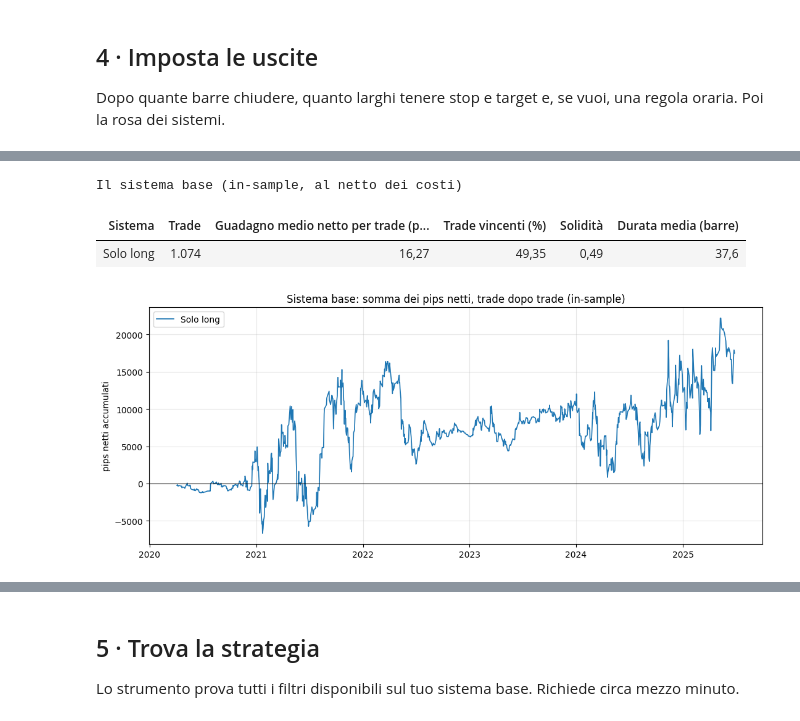
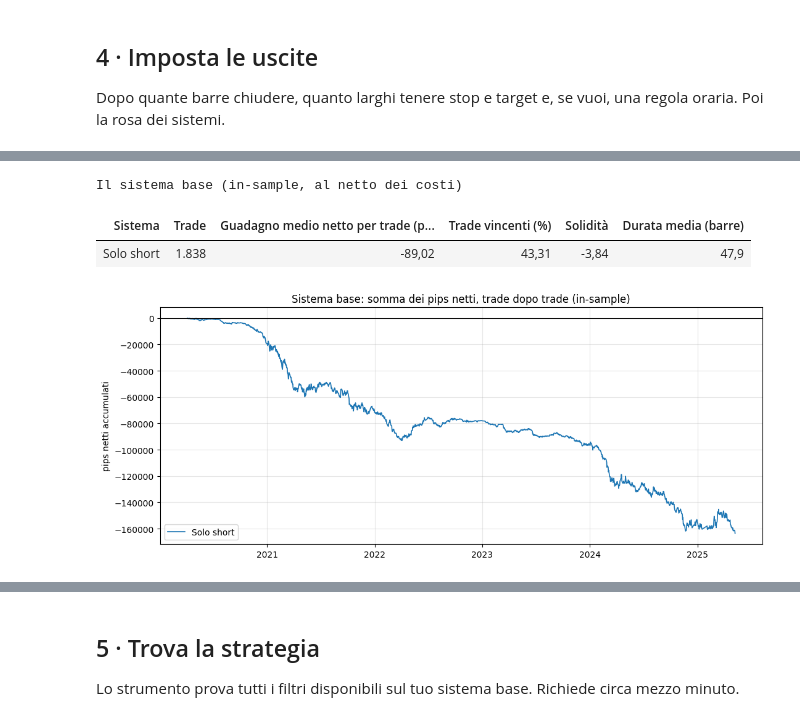
Before and after one commit to matti410/Trading-System-Creator_V4, a Jupyter notebook: Trading_System_Lab_Crypto.ipynb, the cells around one changed output, grey strips where cells are left out. Cells and saved outputs as stored; diff of their text form; code cells hidden in the pictures.

```diff
--- a/Trading_System_Lab_Crypto.ipynb
+++ b/Trading_System_Lab_Crypto.ipynb
@@ -194,22 +194,22 @@ Dopo quante barre chiudere, quanto larghi tenere stop e target e, se vuoi, una r
 # %%
 #@title 4 · Imposta le uscite { display-mode: "form" }
 #@markdown Uscita a tempo, in barre (può essere diversa fra long e short)
-barre_long = 41  #@param {type:"slider", min:1, max:96, step:1}
-barre_short = 13  #@param {type:"slider", min:1, max:96, step:1}
+barre_long = 76  #@param {type:"slider", min:1, max:96, step:1}
+barre_short = 64  #@param {type:"slider", min:1, max:96, step:1}
 #@markdown Stop e target adattivi, come percentile (0 = spento)
 stop = 90  #@param {type:"slider", min:0, max:99, step:1}
 target = 0  #@param {type:"slider", min:0, max:99, step:1}
 #@markdown Regola oraria (facoltativa): `X_ORA_@16:00` chiude alle 16:00 UTC; `X_INVERSIONE_TREND` chiude quando arriva un'ora rossa (per il long) o verde (per lo short) del profilo 2b; `X_ORA_@17:00` è l'uscita del momentum intraday (E36, E37: si entra alle 16:30) e del momentum dopo un salto (E40); `X_ORA_@22:00_UTC` e `X_ORA_@13:00_UTC` chiudono all'ora UTC fissa, per le coppie di ore E38 (si entra alle 21:00 UTC) ed E39 (alle 12:00 UTC)
-regola_uscita = "nessuna"  #@param ["nessuna", "X_INVERSIONE_TREND", "X_ORA_@16:00", "X_ORA_@17:00", "X_ORA_@22:00_UTC", "X_ORA_@13:00_UTC"] {allow-input: true}
+regola_uscita = "X_ORA_@18:00"  #@param ["nessuna", "X_INVERSIONE_TREND", "X_ORA_@16:00", "X_ORA_@17:00", "X_ORA_@22:00_UTC", "X_ORA_@13:00_UTC"] {allow-input: true}
 
 imposta_uscite(s, barre_long=barre_long, barre_short=barre_short, sl=stop, tp=target,
                regola_uscita=regola_uscita);
 # %% [output]
 [interactive output not drawn]
 Il sistema base (in-sample, al netto dei costi)
 | Sistema | Trade | Guadagno medio netto per trade (p... | Trade vincenti (%) | Solidità | Durata media (barre) |
-| Solo long | 1.074 | 16,27 | 49,35 | 0,49 | 37,6 |
+| Solo short | 1.838 | -89,02 | 43,31 | -3,84 | 47,9 |
-[figure, old version]
+[figure, new version]
 [interactive output not drawn]
 # %%
 #@title 4b · La rosa dei sistemi { display-mode: "form" }
```
Also changed, not shown: parts of 6 cells of this notebook.
